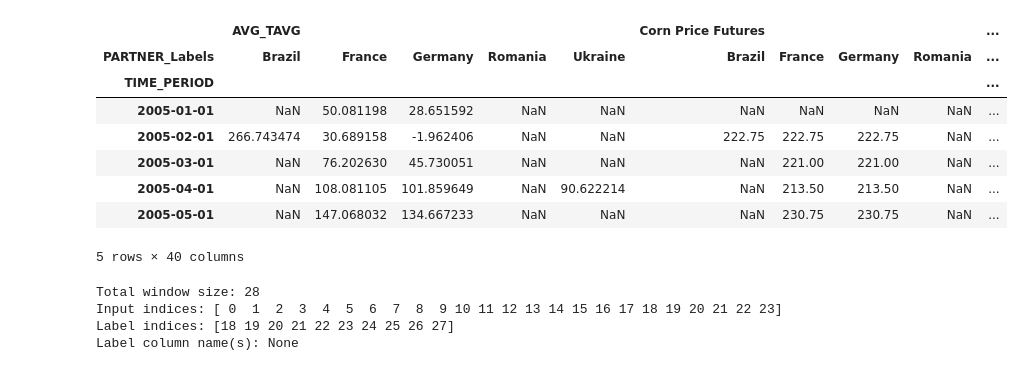
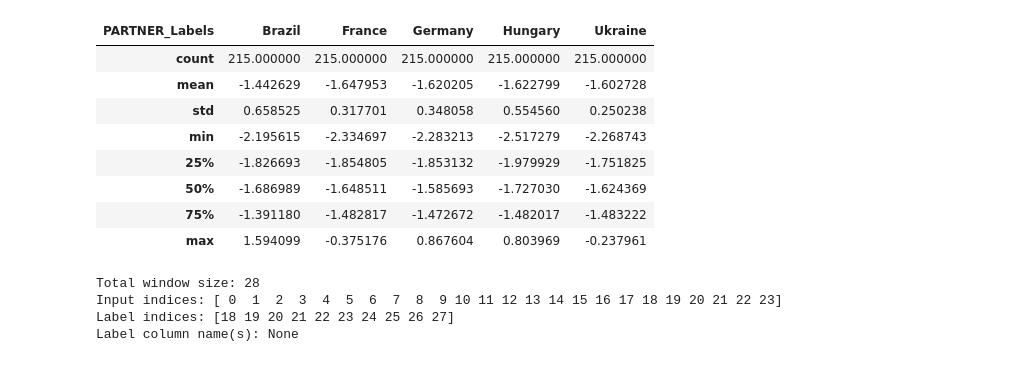
Before and after one commit to Gogonemnem/erasmus-university-rotterdam-assignments, a Jupyter notebook: code/notebooks/Gonem/model.ipynb, the cells around one changed output. Drawn from its saved outputs; the diff is of its cells as text; code cells hidden in the pictures.

```diff
--- a/code/notebooks/Gonem/model.ipynb
+++ b/code/notebooks/Gonem/model.ipynb
@@ -76,7 +73,7 @@ cwd = pathlib.Path.cwd()
 code_directory = cwd.parents[1]
 
 bas_directory = code_directory / "notebooks" / "Bas"
-data_file = bas_directory / "df_filtered_maize_trade_oil_weather_futures.xlsx"
+data_file = bas_directory / "cadeautjevoorGonemenLiza.xlsx"
 data_file
 
 
@@ -95,18 +92,18 @@ df.head(5)
 # %%
 label_columns = ['price']
 label_columns = df.columns[df.columns.get_level_values(0).isin(label_columns)].tolist()
 df[label_columns] = np.log(df[label_columns])
-df.head(5)
+df['price'].describe()
 # %% [output]
-|  | AVG_TAVG |  |  |  |  | Corn Price Futures |  |  |  | ... |
-| PARTNER_Labels | Brazil | France | Germany | Romania | Ukraine | Brazil | France | Germany | Romania | ... |
-| TIME_PERIOD |  |  |  |  |  |  |  |  |  | ... |
-| 2005-01-01 | NaN | 50.081198 | 28.651592 | NaN | NaN | NaN | NaN | NaN | NaN | ... |
-| 2005-02-01 | 266.743474 | 30.689158 | -1.962406 | NaN | NaN | 222.75 | 222.75 | 222.75 | NaN | ... |
-| 2005-03-01 | NaN | 76.202630 | 45.730051 | NaN | NaN | NaN | 221.00 | 221.00 | NaN | ... |
-| 2005-04-01 | NaN | 108.081105 | 101.859649 | NaN | 90.622214 | NaN | 213.50 | 213.50 | NaN | ... |
-| 2005-05-01 | NaN | 147.068032 | 134.667233 | NaN | NaN | NaN | 230.75 | 230.75 | NaN | ... |
+| PARTNER_Labels | Brazil | France | Germany | Hungary | Ukraine |
+| count | 215.000000 | 215.000000 | 215.000000 | 215.000000 | 215.000000 |
+| mean | -1.442629 | -1.647953 | -1.620205 | -1.622799 | -1.602728 |
+| std | 0.658525 | 0.317701 | 0.348058 | 0.554560 | 0.250238 |
+| min | -2.195615 | -2.334697 | -2.283213 | -2.517279 | -2.268743 |
+| 25% | -1.826693 | -1.854805 | -1.853132 | -1.979929 | -1.751825 |
+| 50% | -1.686989 | -1.648511 | -1.585693 | -1.727030 | -1.624369 |
+| 75% | -1.391180 | -1.482817 | -1.472672 | -1.482017 | -1.483222 |
+| max | 1.594099 | -0.375176 | 0.867604 | 0.803969 | -0.237961 |
-5 rows × 40 columns
 # %%
 from decomposition import STLDecomposer
 
```
Also changed, not shown: parts of 28 cells of this notebook, 4 other files.
